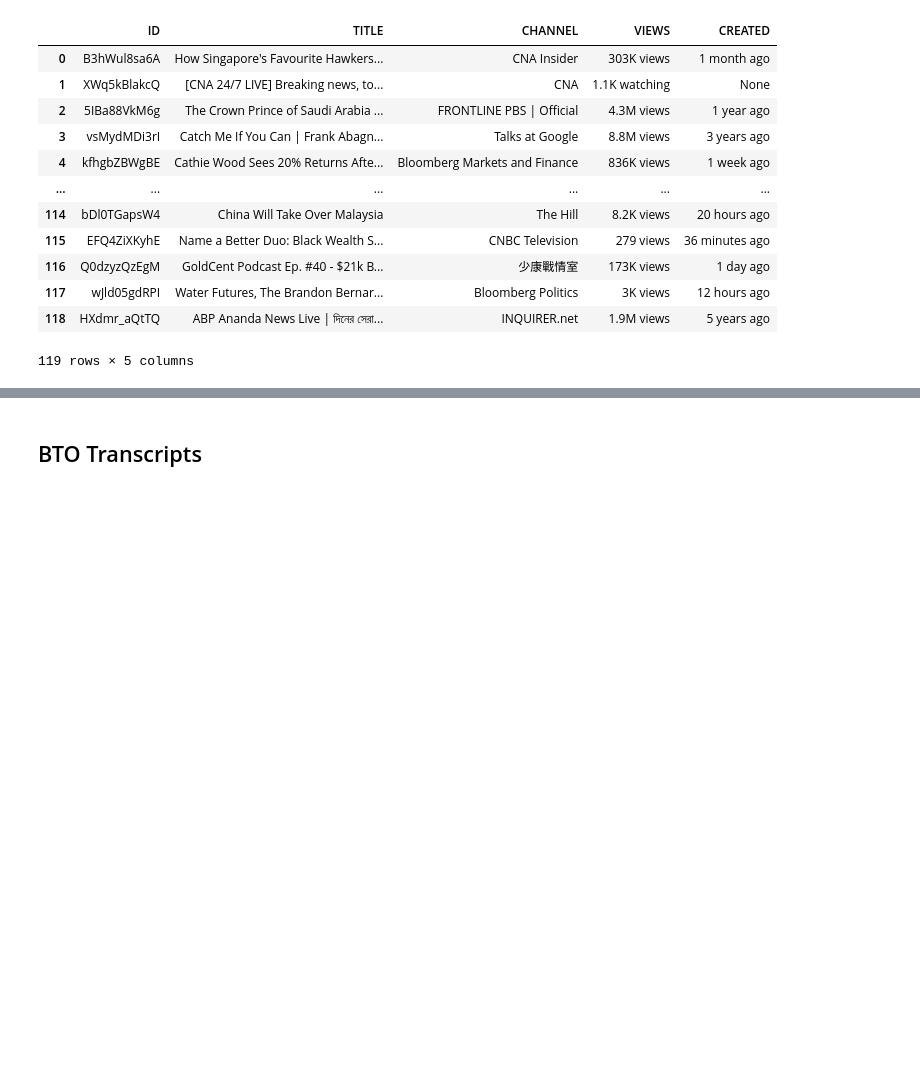
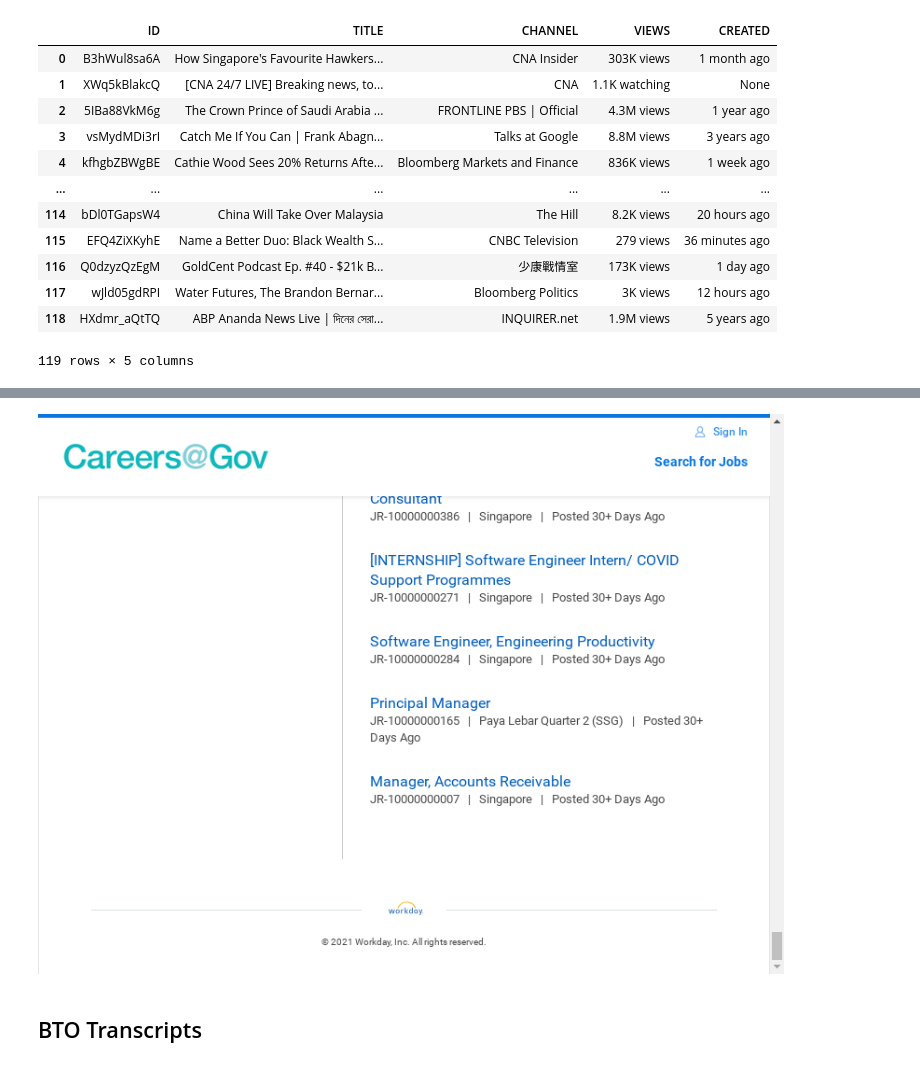
Before and after one commit to wykeith/dask, a Jupyter notebook: 2020-12-24-NWK-YT_captions_scraper.ipynb, the cells around one changed output, grey strips where cells are left out. Cells and saved outputs as stored; diff of their text form; code cells hidden in the pictures; blank space fills up the shorter version.

```diff
--- a/2020-12-24-NWK-YT_captions_scraper.ipynb
+++ b/2020-12-24-NWK-YT_captions_scraper.ipynb
@@ -557,3 +635,8 @@ pd.DataFrame(zip(vid,title,channel,views,created),columns=['ID','TITLE','CHANNEL
+# %%
+from IPython.display import Image, HTML
+Image('screenshot.png')
+# %% [output]
+[figure, added]
 # %% [markdown]
 ## BTO Transcripts
 # %%
```
Also changed, not shown: parts of 7 cells of this notebook.
